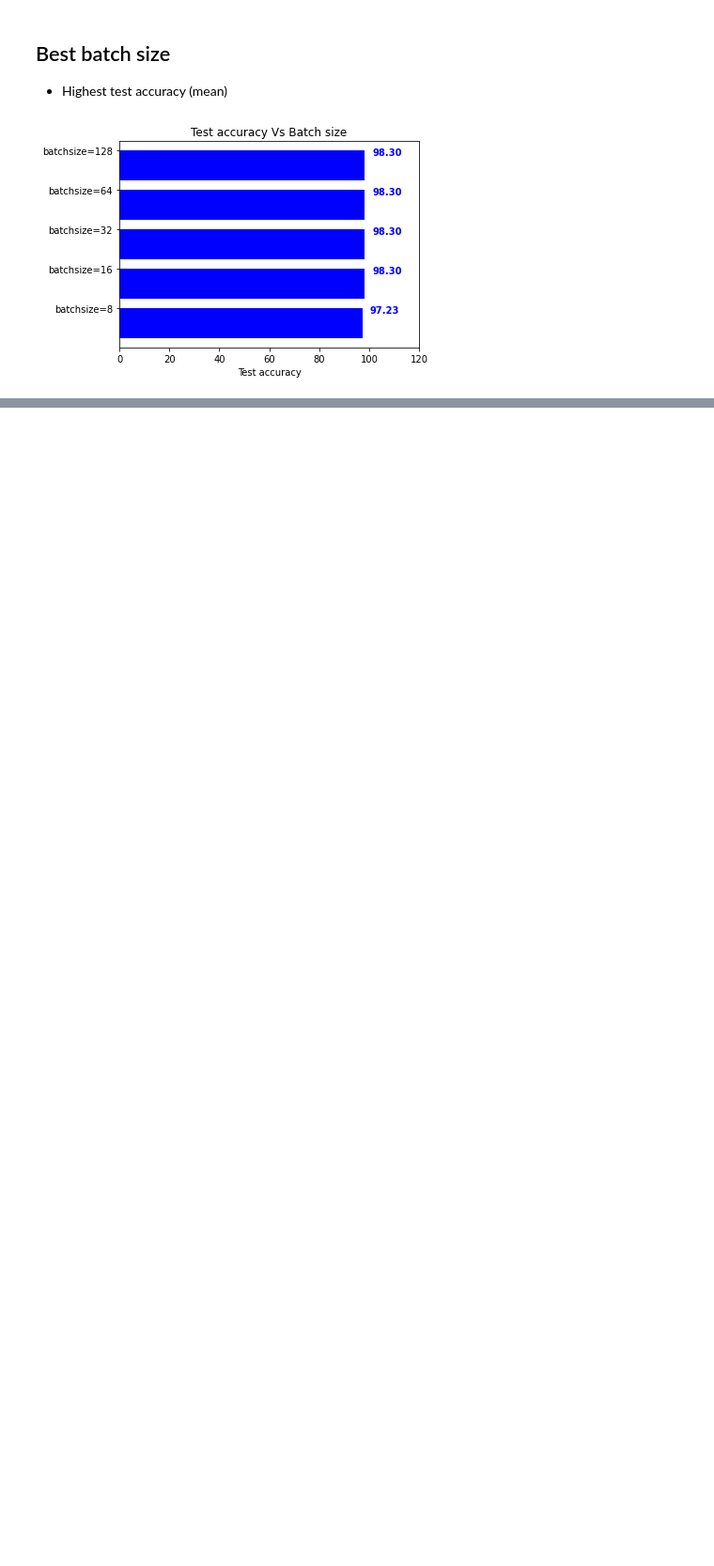
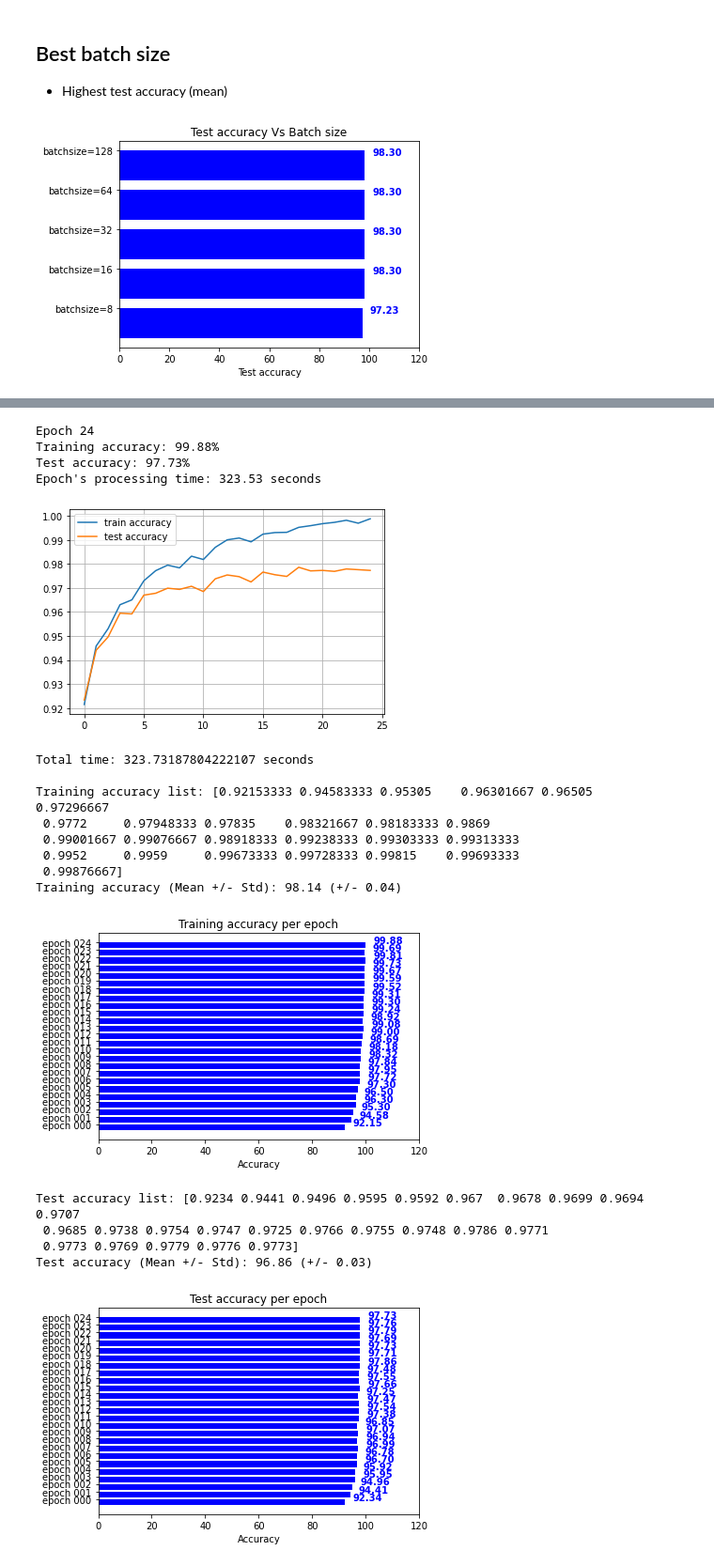
Before and after one commit to ramonfigueiredo/comp551-2020-p3_classification_of_image_data, a Jupyter notebook: code/group10_2_MLP_MNIST.ipynb, the cells around one changed output, grey strips where cells are left out. Shown at 94% size. Saved outputs shown, nothing was run; the diff lists cells and outputs as text; code cells hidden in the pictures; blank space fills up the shorter version.

```diff
--- a/code/group10_2_MLP_MNIST.ipynb
+++ b/code/group10_2_MLP_MNIST.ipynb
@@ -992,0 +1115,4 @@ Epoch time (Mean +/- Std): 89.95 (+/- 100.46)
+# %%
+dense_output_units=[100, 200, 300]
+
+network = get_network(input_units=X_train.shape[1], output_units=10, epochs=25, dense_output_units=dense_output_units, activation_function=ActivationFunction.TANH, print_network=True)
@@ -992,0 +1128,22 @@ Epoch time (Mean +/- Std): 89.95 (+/- 100.46)
+# %%
+mlp_training(network, input_units=X_train.shape[1], output_units=10, learning_rate=0.001, epochs=25, dense_output_units=dense_output_units, batchsize=128, shuffle=True)
+# %% [output]
+Epoch 24
+Training accuracy: 99.88%
+Test accuracy: 97.73%
+Epoch's processing time: 323.53 seconds
+[figure, added]
+Total time: 323.73187804222107 seconds
+
+Training accuracy list: [0.92153333 0.94583333 0.95305    0.96301667 0.96505    0.97296667
+ 0.9772     0.97948333 0.97835    0.98321667 0.98183333 0.9869
+ 0.99001667 0.99076667 0.98918333 0.99238333 0.99303333 0.99313333
+ 0.9952     0.9959     0.99673333 0.99728333 0.99815    0.99693333
+ 0.99876667]
+Training accuracy (Mean +/- Std): 98.14 (+/- 0.04)
+[figure, added]
+Test accuracy list: [0.9234 0.9441 0.9496 0.9595 0.9592 0.967  0.9678 0.9699 0.9694 0.9707
+ 0.9685 0.9738 0.9754 0.9747 0.9725 0.9766 0.9755 0.9748 0.9786 0.9771
+ 0.9773 0.9769 0.9779 0.9776 0.9773]
+Test accuracy (Mean +/- Std): 96.86 (+/- 0.03)
+[figure, added]
```
Also changed, not shown: parts of 67 cells of this notebook.
